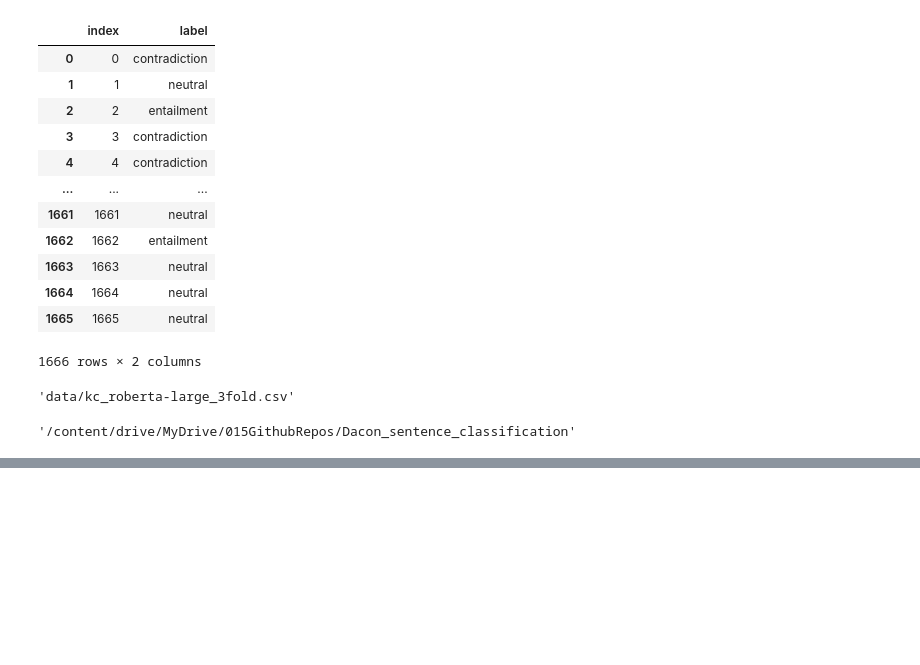
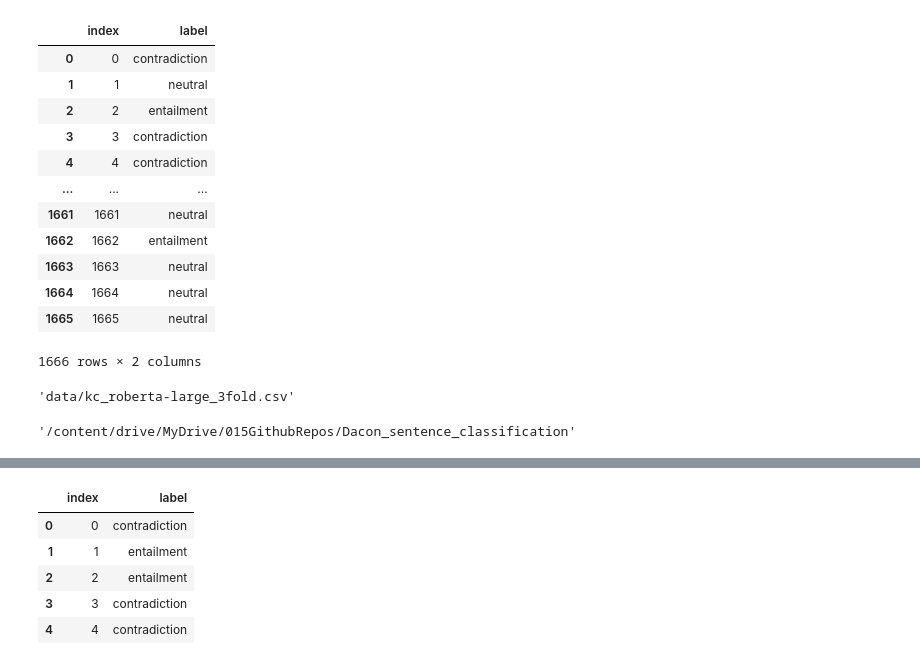
Before and after one commit to kyeongchan92/DACON_Korean_NLI, a Jupyter notebook: pretrained_model.ipynb, the cells around one changed output, grey strips where cells are left out. Cells and saved outputs as stored; diff of their text form; code cells hidden in the pictures; blank space fills up the shorter version.

```diff
--- a/pretrained_model.ipynb
+++ b/pretrained_model.ipynb
@@ -430,0 +543,8 @@ torch.load()
+# %%
+def soft_max(x):
+
+    max = np.max(x,axis=1,keepdims=True) #returns max of each row and keeps same dims
+    e_x = np.exp(x - max) #subtracts each row with its max value
+    sum = np.sum(e_x,axis=1,keepdims=True) #returns sum of each row and keeps same dims
+    f_x = e_x / sum
+    return f_x
@@ -430,0 +603,17 @@ torch.load()
+# %%
+for _ in range(23):
+    # 모델 1개로 예측 ----------------------------------------------------------
+    start = time.time()
+    print(f'{_+1}/23 번째 모델 예측 진행중')
+    m = torch.load(f'koelectra-adddata{_}.pth')
+    m.eval()
+    probs = np.empty((0,3), float)
+
+    with torch.no_grad():
+        for input_ids_batch, attention_masks_batch in tqdm(test_loader):
+            y_pred = m(input_ids_batch.to(device), attention_mask=attention_masks_batch.to(device))[0].detach().cpu().numpy()
+            probs = np.vstack((probs, soft_max(np.array(y_pred))))  # 3가지 클래스에 대한 확률값 배치만큼 쌓기. 행렬 shape : 사이즈 X 3
+
+    sum_probs += probs  # 모델 예측 끝나면 더해줌 ********************************
+    print(f'elapsed time : {time.time() - start}')
+    # 모델 1개로 예측 ----------------------------------------------------------
@@ -430,0 +645,15 @@ torch.load()
+# %%
+pred = sum_probs.argmax(axis=1)
+# %%
+label_dict1 = {0:"entailment" , 1: "contradiction" , 2:"neutral"}
+
+sample_submission['label'] = [label_dict1[_] for _ in pred]
+# %%
+sample_submission.head(5)
+# %% [output]
+|  | index | label |
+| 0 | 0 | contradiction |
+| 1 | 1 | entailment |
+| 2 | 2 | entailment |
+| 3 | 3 | contradiction |
+| 4 | 4 | contradiction |
```
Also changed, not shown: parts of 27 cells of this notebook.
